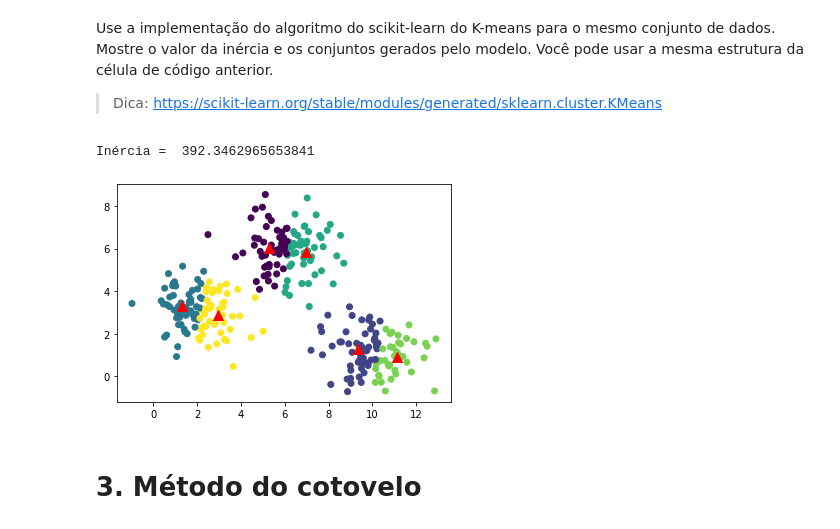
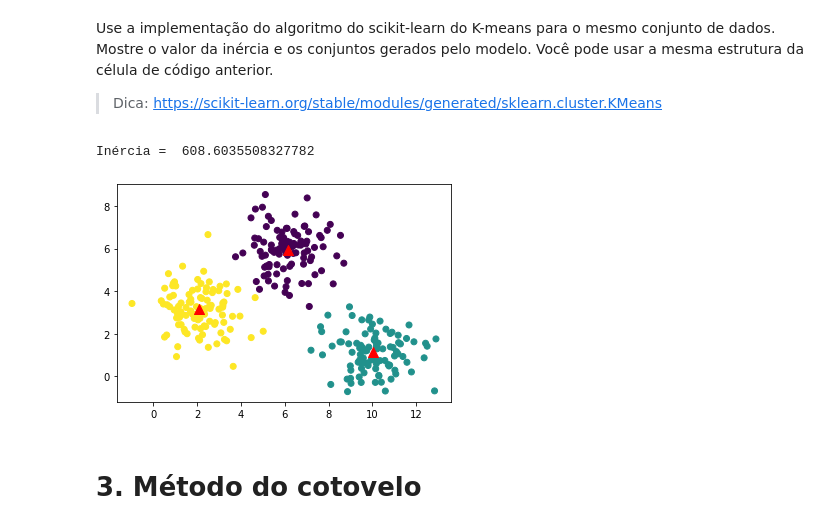
Before and after one commit to Lucas08Ben/Mineracao-de-Dados, a Jupyter notebook: Lista 4 - Clusterização/kmeans.ipynb, the cells around one changed output. Saved outputs shown, nothing was run; the diff lists cells and outputs as text; code cells hidden in the pictures.

```diff
--- a/Lista 4 - Clusterização/kmeans.ipynb
+++ b/Lista 4 - Clusterização/kmeans.ipynb
@@ -307,8 +307,13 @@ def update_centroids(dataset, centroids, nearest_indexes):
     #### CODE HERE ####
 
     centroids_ = []
-    for index, centro in enumerate(centroids):
-        centroids_.append(np.mean(dataset[nearest_indexes == index], axis=0))
+    for index in range(len(centroids)):
+        centro = dataset[nearest_indexes == index]
+        if(len(centro) > 0):
+            c = centro.mean(0)
+        else:
+            c = centroids[index]
+        centroids_.append(c)
     centroids = np.array(centroids_)
     ### END OF CODE ###
     return centroids
@@ -349,8 +354,13 @@ class KMeans():
 
     def update_centroids(self, X, centroids, nearest_indexes):
         centroids_ = []
-        for index, centro in enumerate(centroids):
-            centroids_.append(np.mean(X[nearest_indexes == index], axis=0))
+        for index in range(len(centroids)):
+            centro = dataset[nearest_indexes == index]
+            if(len(centro) > 0):
+                c = centro.mean(0)
+            else:
+                c = centroids[index]
+            centroids_.append(c)
         centroids = np.array(centroids_)
         return centroids
 
@@ -431,18 +441,18 @@ Use a implementação do algoritmo do scikit-learn do K-means para o mesmo conju
 from sklearn import cluster
 # %%
 #### CODE HERE ####
-km = cluster.KMeans(n_clusters=6)
+km = cluster.KMeans(n_clusters=3)
 km.fit(dataset)
 
 print("Inércia = ", km.inertia_)
 
 plt.scatter(dataset[:,0], dataset[:,1], c=km.labels_)
 plt.scatter(km.cluster_centers_[:,0],
             km.cluster_centers_[:,1], marker='^', c='red', s=100)
 plt.show()
 # %% [output]
-Inércia =  392.3462965653841
+Inércia =  608.6035508327782
-[figure, old version]
+[figure, new version]
 # %% [markdown]
 # 3. Método do cotovelo
 # %% [markdown]
```
Also changed, not shown: parts of 8 cells of this notebook, 5 other files.
